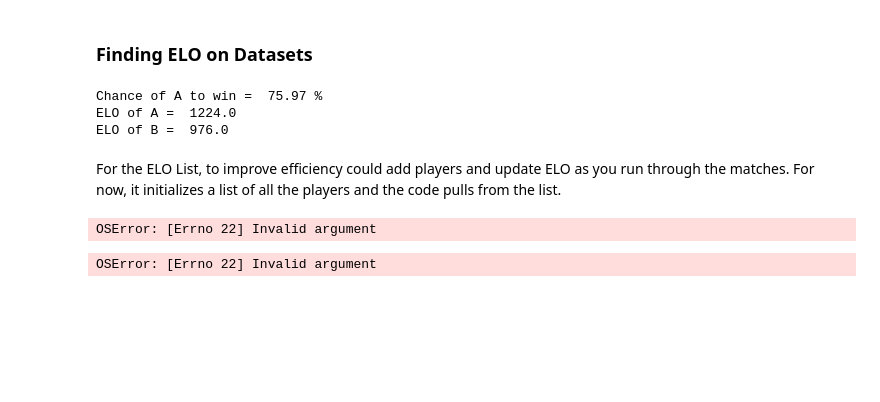
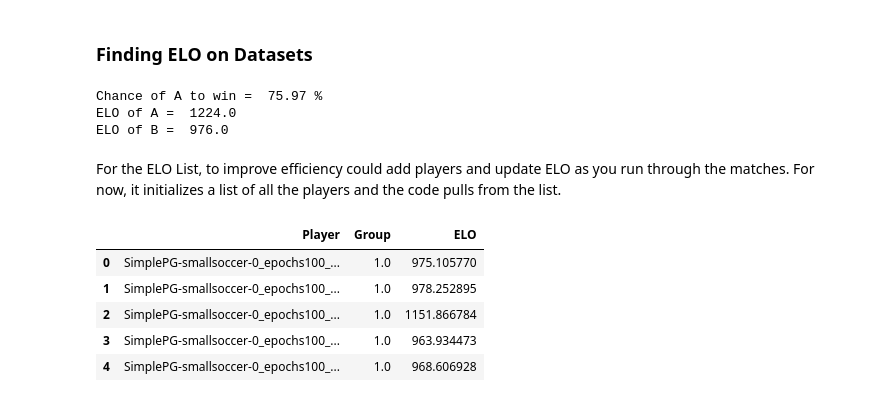
Before and after one commit to bchasnov/masuite, a Jupyter notebook: masuite/analysis/eloscore.ipynb, the cells around one changed output. Drawn from its saved outputs; the diff is of its cells as text; code cells hidden in the pictures; blank space fills up the shorter version.

```diff
--- a/masuite/analysis/eloscore.ipynb
+++ b/masuite/analysis/eloscore.ipynb
@@ -48,25 +76,6 @@ For the ELO List, to improve efficiency could add players and update ELO as you
 # %%
-def init_elo_df(trn_data):
-    elo_df = df({'Player': [], 'Group': [], 'ELO': []})
-    start_elo = 1000
-    trn = trn_data[0]
-    for player1 in trn:
-        elo_df.loc[len(elo_df.index)] = [player1, 1, start_elo]
-    for player2 in trn[player1]:
-        elo_df.loc[len(elo_df.index)] = [player2, 2, start_elo]
-    return elo_df
-
-# Read pkl data
-file_name = "C:/Users/drago/OneDrive - UW/Ratliff Research/tournaments/smallsoccer-tournaments.pkl"
-trn_data = pd.read_pickle(file_name) # trn_data is a list w/ length of 4, and dicts inside w/ length of 12
-# 1st level is 4 tournaments, 2nd level is 12 p1's, 3rd level is 12 p2's, 4th level is match histories
-
-# Making ELO List, have a starter df with every player in every group, update ELO in each run,
-# have the history pull elo from this list
-elo_df = init_elo_df(trn_data)
-
 # Output history dataframe (all data df) + ELO dataframe
-hist_df = df({'Tournament': [], 'Player 1': [], 'Player 2': [], 'Return 1': [], 'Return 2': []})
+hist_df = df({'Tournament': [], 'Player 1': [], 'Player 2': [], 'Result': [], 'New ELO 1': [], 'New ELO 2': []})
 
 k = 100
 trnnum = 0
@@ -92,35 +101,15 @@ for trn in trn_data:
                     draws += 1
                     res = 0.5
                 new_eloA, new_eloB = update_elo(eloA, eloB, k, res)
-                #elo_df.replace([player1, 1, eloA], value=new_eloA) # Update ELO A
-                #elo_df.replace([player2, 2, eloA], value=new_eloB) # Update ELO B
-                hist_df.loc[len(hist_df.index)] = [trnnum, player1, player2, ret1, ret2]
+                elo_df.loc[(elo_df['Player'] == player1) & (elo_df['Group'] == 1), 'ELO'] = new_eloA # Update ELO A
+                elo_df.loc[(elo_df['Player'] == player2) & (elo_df['Group'] == 2), 'ELO'] = new_eloB # Update ELO B
+                hist_df.loc[len(hist_df.index)] = [trnnum, player1, player2, res, new_eloA, new_eloB]
-# %% [output]
-OSError: [Errno 22] Invalid argument
-# %%
-def init_elo_df(trn_data):
-    elo_df = df({'Player': [], 'Group': [], 'ELO': []})
-    start_elo = 1000
-    for idx, trn in enumerate(trn_data):
-        if idx % 1 == 0:
-            for player1 in trn:
-                elo_df.loc[len(elo_df.index)] = [player1, 1, start_elo]
-            for player2 in trn[player1]:
-                elo_df.loc[len(elo_df.index)] = [player2, 2, start_elo]
-    return elo_df
-
-# Read pkl data
-file_name = "C:/Users/drago/OneDrive - UW/Ratliff Research/tournaments/smallsoccer-tournaments.pkl"
-trn_data = pd.read_pickle(file_name)
-elo_df = init_elo_df(trn_data)
-
-pd.set_option('display.max_colwidth', -1)
-pd.set_option('display.max_rows', None)
-player = player1
-group = 1
-print('Player = ', player)
-print('Group = ', group)
-print(elo_df.loc[(elo_df['Player'] == player) & (elo_df['Group'] == group), 'ELO'].iloc[0])
-print(elo_df)
-# %% [output]
-OSError: [Errno 22] Invalid argument
+# %%
+elo_df.head()
+# %% [output]
+|  | Player | Group | ELO |
+| 0 | SimplePG-smallsoccer-0_epochs100_... | 1.0 | 975.105770 |
+| 1 | SimplePG-smallsoccer-0_epochs100_... | 1.0 | 978.252895 |
+| 2 | SimplePG-smallsoccer-0_epochs100_... | 1.0 | 1151.866784 |
+| 3 | SimplePG-smallsoccer-0_epochs100_... | 1.0 | 963.934473 |
+| 4 | SimplePG-smallsoccer-0_epochs100_... | 1.0 | 968.606928 |
```
Also changed, not shown: parts of 5 cells of this notebook.
